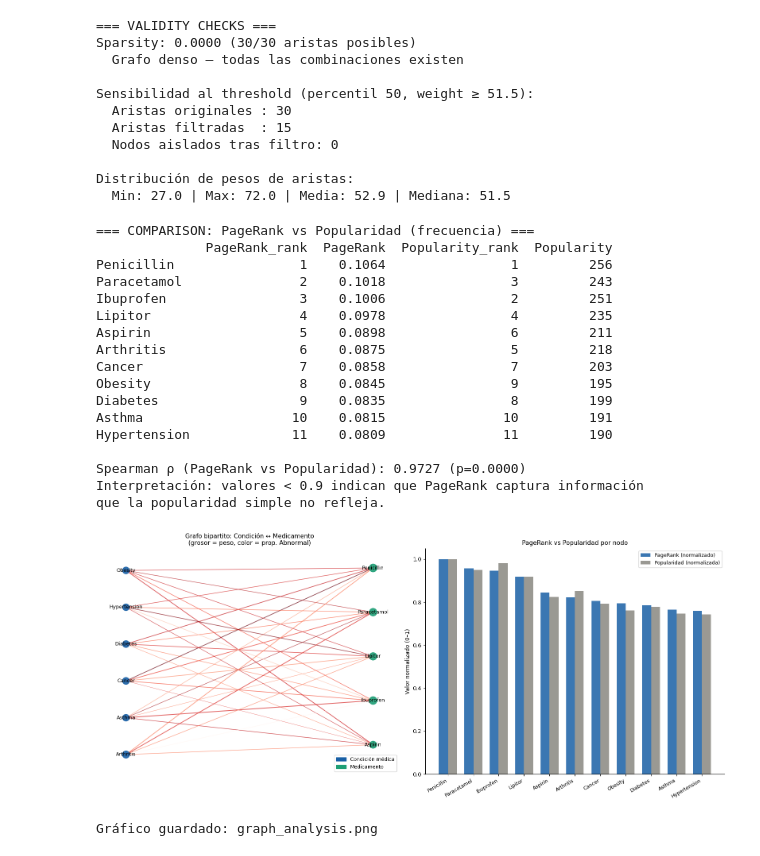
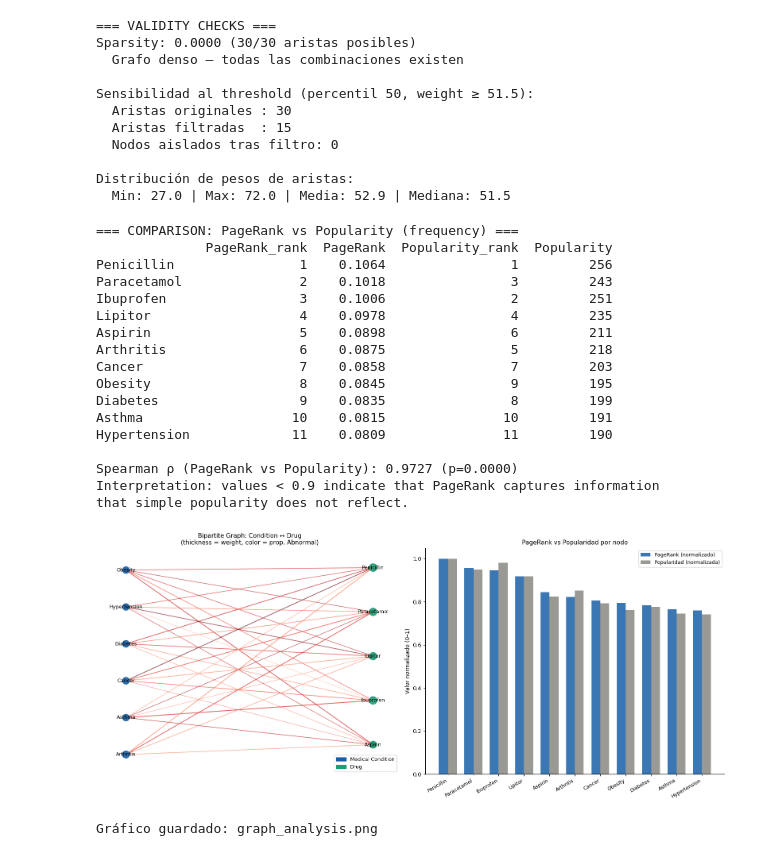
Before and after one commit to SofiaGMiranda/BIG-DATA-FINAL-PROYECT-2025-01, a Jupyter notebook: project/notebooks/week13_graph.ipynb, the cells around one changed output. Cells and saved outputs as stored; diff of their text form; code cells hidden in the pictures.

```diff
--- a/project/notebooks/week13_graph.ipynb
+++ b/project/notebooks/week13_graph.ipynb
@@ -257,11 +252,11 @@ Distribución de pesos de aristas:
   Min: 27.0 | Max: 72.0 | Media: 52.9 | Mediana: 51.5
 # %%
 # ─────────────────────────────────────────────────────────────
-# 5. COMPARISON SECTION — Ranking del grafo vs. popularidad
+# 5. COMPARISON SECTION — Graph Ranking vs. Popularity
 # ─────────────────────────────────────────────────────────────
-print('\n=== COMPARISON: PageRank vs Popularidad (frecuencia) ===')
+print('\n=== COMPARISON: PageRank vs Popularity (frequency) ===')
 
-# Popularidad = frecuencia simple de cada nodo en el dataset
+# Popularity = simple frequency of each node in the dataset
 popularity = {}
 for c in CONDITIONS:
     popularity[c] = len(df[df['condition_label']==c])
@@ -283,11 +278,11 @@ print(comparison_df.to_string())
 # Spearman correlation
 from scipy.stats import spearmanr
 rho, pval = spearmanr(comparison_df['PageRank_rank'], comparison_df['Popularity_rank'])
-print(f'\nSpearman ρ (PageRank vs Popularidad): {rho:.4f} (p={pval:.4f})')
-print('Interpretación: valores < 0.9 indican que PageRank captura información')
-print('que la popularidad simple no refleja.')
+print(f'\nSpearman ρ (PageRank vs Popularity): {rho:.4f} (p={pval:.4f})')
+print('Interpretation: values < 0.9 indicate that PageRank captures information')
+print('that simple popularity does not reflect.')
 # %% [output]
-=== COMPARISON: PageRank vs Popularidad (frecuencia) ===
+=== COMPARISON: PageRank vs Popularity (frequency) ===
               PageRank_rank  PageRank  Popularity_rank  Popularity
 Penicillin                1    0.1064                1         256
 Paracetamol               2    0.1018                3         243
@@ -301,9 +296,9 @@ Diabetes                  9    0.0835                8         199
 Asthma                   10    0.0815               10         191
 Hypertension             11    0.0809               11         190
 
-Spearman ρ (PageRank vs Popularidad): 0.9727 (p=0.0000)
-Interpretación: valores < 0.9 indican que PageRank captura información
-que la popularidad simple no refleja.
+Spearman ρ (PageRank vs Popularity): 0.9727 (p=0.0000)
+Interpretation: values < 0.9 indicate that PageRank captures information
+that simple popularity does not reflect.
 # %%
 # ─────────────────────────────────────────────────────────────
 # 6. VISUALIZACIONES
@@ -328,35 +323,35 @@ fig, axes = plt.subplots(1, 2, figsize=(16, 7))
 ax = axes[0]
 nx.draw_networkx_nodes(G, pos, node_color=node_colors,
                        node_size=node_sizes, ax=ax, alpha=0.9)
 nx.draw_networkx_labels(G, pos, font_size=9, ax=ax)
 edges_drawn = nx.draw_networkx_edges(G, pos, width=edge_weights,
                                       edge_color=edge_colors, edge_cmap=plt.cm.Reds,
                                       ax=ax, alpha=0.7)
-ax.set_title('Grafo bipartito: Condición ↔ Medicamento\n(grosor = peso, color = prop. Abnormal)', fontsize=11)
+ax.set_title('Bipartite Graph: Condition ↔ Drug\n(thickness = weight, color = prop. Abnormal)', fontsize=11)
 ax.axis('off')
-patch_c = mpatches.Patch(color='#185FA5', label='Condición médica')
-patch_m = mpatches.Patch(color='#1D9E75', label='Medicamento')
+patch_c = mpatches.Patch(color='#185FA5', label='Medical Condition')
+patch_m = mpatches.Patch(color='#1D9E75', label='Drug')
 ax.legend(handles=[patch_c, patch_m], loc='lower right', fontsize=9)
 
 # — PageRank vs Popularidad
 ax2 = axes[1]
 x  = np.arange(len(comparison_df))
 w  = 0.35
 pr_norm  = (comparison_df['PageRank']    / comparison_df['PageRank'].max()).values
 pop_norm = (comparison_df['Popularity']  / comparison_df['Popularity'].max()).values
 ax2.bar(x - w/2, pr_norm,  w, label='PageRank (normalizado)',   color='#185FA5', alpha=0.85)
 ax2.bar(x + w/2, pop_norm, w, label='Popularidad (normalizada)', color='#888780', alpha=0.85)
 ax2.set_xticks(x)
 ax2.set_xticklabels(comparison_df.index, rotation=30, ha='right', fontsize=9)
 ax2.set_ylabel('Valor normalizado (0–1)')
 ax2.set_title('PageRank vs Popularidad por nodo', fontsize=11)
 ax2.legend(fontsize=9)
 ax2.spines[['top','right']].set_visible(False)
 
 plt.tight_layout()
 #plt.savefig('../reports/figures/graph_analysis.png', dpi=150, bbox_inches='tight')
 plt.show()
 print('Gráfico guardado: graph_analysis.png')
 # %% [output]
-[figure, old version]
+[figure, new version]
 Gráfico guardado: graph_analysis.png
```
Also changed, not shown: parts of 7 cells of this notebook, 2 other files.
